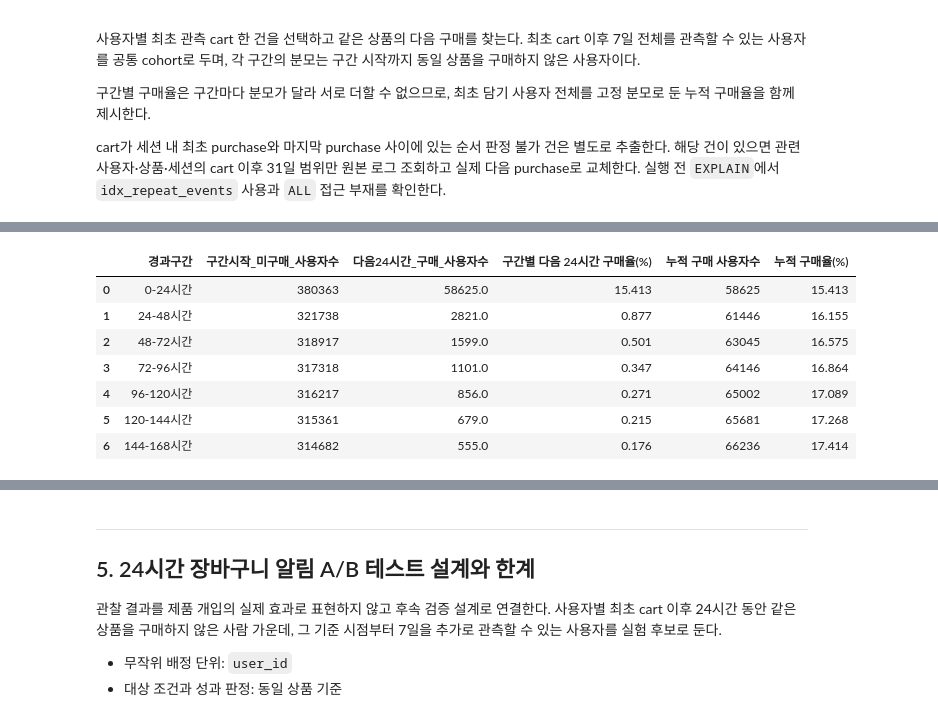
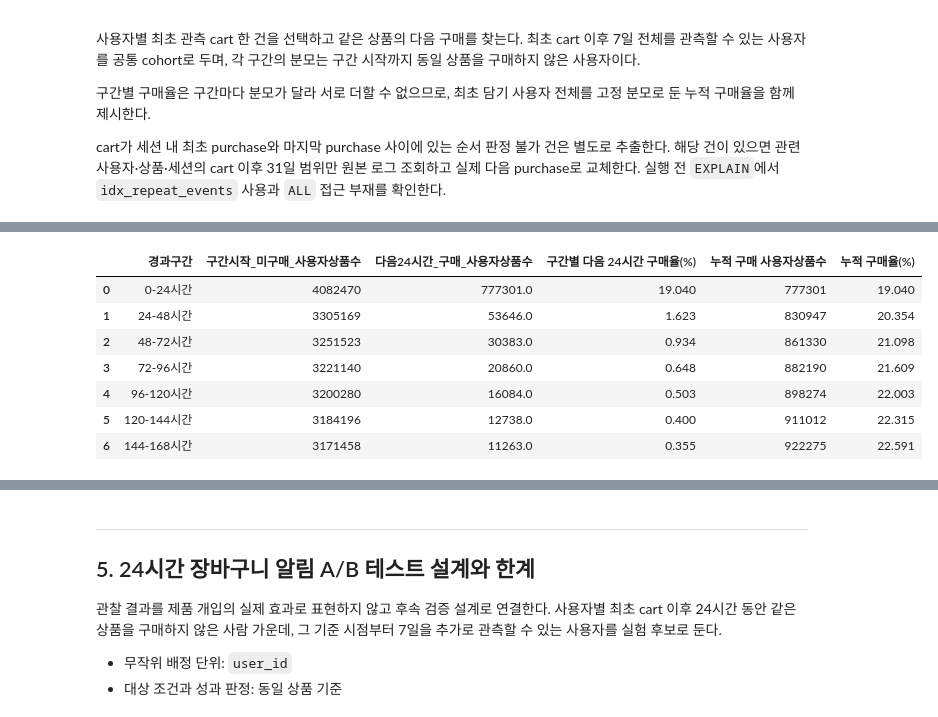
Before and after one commit to kth530/ecommerce_funnel_analysis, a Jupyter notebook: notebooks/05_purchase_journey_analysis.ipynb, the cells around one changed output, grey strips where cells are left out. Drawn from its saved outputs; the diff is of its cells as text; code cells hidden in the pictures.

```diff
--- a/notebooks/05_purchase_journey_analysis.ipynb
+++ b/notebooks/05_purchase_journey_analysis.ipynb
@@ -505,13 +505,13 @@ cart_correction_params = {'cart_boundary_corrections_json': cart_boundary_correc
 
 cart_purchase_rates = run('pj_cart_purchase_next_24h_rate', params=cart_correction_params)
 cart_purchase_rates['구간별 다음 24시간 구매율(%)'] = (
-    cart_purchase_rates['다음24시간_구매_사용자수']
-    / cart_purchase_rates['구간시작_미구매_사용자수'] * 100
+    cart_purchase_rates['다음24시간_구매_사용자상품수']
+    / cart_purchase_rates['구간시작_미구매_사용자상품수'] * 100
 )
 first_two_rates = cart_purchase_rates.iloc[:2].copy()
 first_two_rates['표시 지표'] = ['0~24시간 구매율', '24~48시간 구매율']
-first_cart_7day_observable_n = int(first_two_rates.iloc[0]['구간시작_미구매_사용자수'])
-first_24h_nonpurchase_n = int(first_two_rates.iloc[1]['구간시작_미구매_사용자수'])
+first_cart_7day_observable_n = int(first_two_rates.iloc[0]['구간시작_미구매_사용자상품수'])
+first_24h_nonpurchase_n = int(first_two_rates.iloc[1]['구간시작_미구매_사용자상품수'])
 
 cart_boundary_validation = pd.DataFrame({
     '검산 항목': [
@@ -527,7 +527,7 @@ cart_boundary_validation = pd.DataFrame({
 display(cart_events_access.drop_duplicates().reset_index(drop=True))
 display(cart_boundary_validation)
 display(first_two_rates[[
-    '표시 지표', '구간시작_미구매_사용자수',
-    '다음24시간_구매_사용자수', '구간별 다음 24시간 구매율(%)',
+    '표시 지표', '구간시작_미구매_사용자상품수',
+    '다음24시간_구매_사용자상품수', '구간별 다음 24시간 구매율(%)',
 ]].round(3))
 # %% [output]
@@ -568,30 +568,30 @@ fig.show()
 # %%
 # 구간별 구매율은 구간마다 분모(그 시점의 미구매자)가 달라 서로 더할 수 없다.
 # 최초 담기 사용자 전체를 고정 분모로 둔 누적 구매율을 별도로 계산한다.
 cumulative_rates = cart_purchase_rates.sort_values('구간순서').copy()
-cumulative_rates['누적 구매 사용자수'] = (
-    cumulative_rates['다음24시간_구매_사용자수'].fillna(0).cumsum().astype('int64')
+cumulative_rates['누적 구매 사용자상품수'] = (
+    cumulative_rates['다음24시간_구매_사용자상품수'].fillna(0).cumsum().astype('int64')
 )
 cumulative_rates['누적 구매율(%)'] = (
-    cumulative_rates['누적 구매 사용자수'] / first_cart_7day_observable_n * 100
+    cumulative_rates['누적 구매 사용자상품수'] / first_cart_7day_observable_n * 100
 )
 cart_7day_cumulative_rate = float(cumulative_rates.iloc[-1]['누적 구매율(%)'])
 first_24h_share_of_7day = (
     float(cumulative_rates.iloc[0]['누적 구매율(%)']) / cart_7day_cumulative_rate * 100
 )
 display(cumulative_rates[[
-    '경과구간', '구간시작_미구매_사용자수', '다음24시간_구매_사용자수',
-    '구간별 다음 24시간 구매율(%)', '누적 구매 사용자수', '누적 구매율(%)',
+    '경과구간', '구간시작_미구매_사용자상품수', '다음24시간_구매_사용자상품수',
+    '구간별 다음 24시간 구매율(%)', '누적 구매 사용자상품수', '누적 구매율(%)',
 ]].round(3))
 # %% [output]
-|  | 경과구간 | 구간시작_미구매_사용자수 | 다음24시간_구매_사용자수 | 구간별 다음 24시간 구매율(%) | 누적 구매 사용자수 | 누적 구매율(%) |
-| 0 | 0-24시간 | 380363 | 58625.0 | 15.413 | 58625 | 15.413 |
-| 1 | 24-48시간 | 321738 | 2821.0 | 0.877 | 61446 | 16.155 |
-| 2 | 48-72시간 | 318917 | 1599.0 | 0.501 | 63045 | 16.575 |
-| 3 | 72-96시간 | 317318 | 1101.0 | 0.347 | 64146 | 16.864 |
-| 4 | 96-120시간 | 316217 | 856.0 | 0.271 | 65002 | 17.089 |
-| 5 | 120-144시간 | 315361 | 679.0 | 0.215 | 65681 | 17.268 |
-| 6 | 144-168시간 | 314682 | 555.0 | 0.176 | 66236 | 17.414 |
+|  | 경과구간 | 구간시작_미구매_사용자상품수 | 다음24시간_구매_사용자상품수 | 구간별 다음 24시간 구매율(%) | 누적 구매 사용자상품수 | 누적 구매율(%) |
+| 0 | 0-24시간 | 4082470 | 777301.0 | 19.040 | 777301 | 19.040 |
+| 1 | 24-48시간 | 3305169 | 53646.0 | 1.623 | 830947 | 20.354 |
+| 2 | 48-72시간 | 3251523 | 30383.0 | 0.934 | 861330 | 21.098 |
+| 3 | 72-96시간 | 3221140 | 20860.0 | 0.648 | 882190 | 21.609 |
+| 4 | 96-120시간 | 3200280 | 16084.0 | 0.503 | 898274 | 22.003 |
+| 5 | 120-144시간 | 3184196 | 12738.0 | 0.400 | 911012 | 22.315 |
+| 6 | 144-168시간 | 3171458 | 11263.0 | 0.355 | 922275 | 22.591 |
 # %%
 # 담기 시점(0시간·0%)을 시작점으로 붙여야 첫 24시간의 상승 폭이 드러난다.
 curve_hours = ['0시간'] + [f"{int(h)}시간" for h in cumulative_rates['구간종료_시간']]
```
Also changed, not shown: parts of 8 cells of this notebook, 10 other files.
